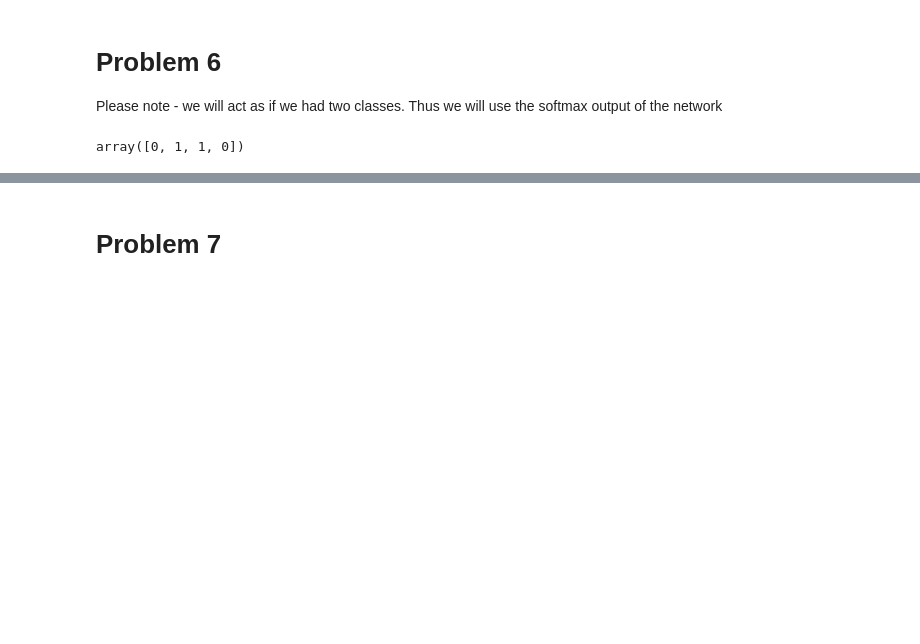
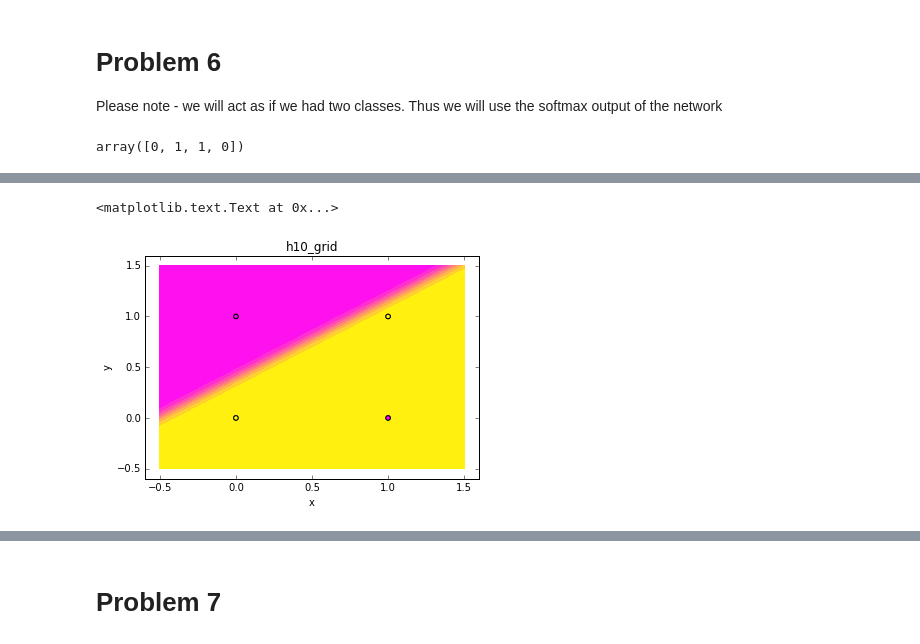
Before and after one commit to scoiatael/nn_assignments, a Jupyter notebook: assignment4/assignment4.ipynb, the cells around one changed output, grey strips where cells are left out. Saved outputs shown, nothing was run; the diff lists cells and outputs as text; code cells hidden in the pictures; blank space fills up the shorter version.

```diff
--- a/assignment4/assignment4.ipynb
+++ b/assignment4/assignment4.ipynb
@@ -449,0 +470,21 @@ title('h2_grid')
+# %%
+dom = np.linspace(-0.5, 1.5, 100)
+
+XorXGrid = []
+for x in dom:
+    for y in dom:
+        for z in dom:
+            XorXGrid.append(array([x,y,z]))
+XorXGrid = array(XorXGrid).T
+hidden = TwoLayerNet_implementation(ThetaOpt3, ThetaShape3, XorXGrid, return_hidden=True)
+# %%
+h1 = hidden[1].reshape((100,100,100))
+h10 = h1[0]
+contourf(dom, dom, h10, cmap='spring')
+scatter(XOR3X[0,:], XOR3X[1,:], c=XOR3Y.ravel(), cmap='spring')
+xlabel('x')
+ylabel('y')
+title('h10_grid')
+# %% [output]
+<matplotlib.text.Text at 0x...>
+[figure, added]
```
Also changed, not shown: parts of 16 cells of this notebook, 2 other files.
